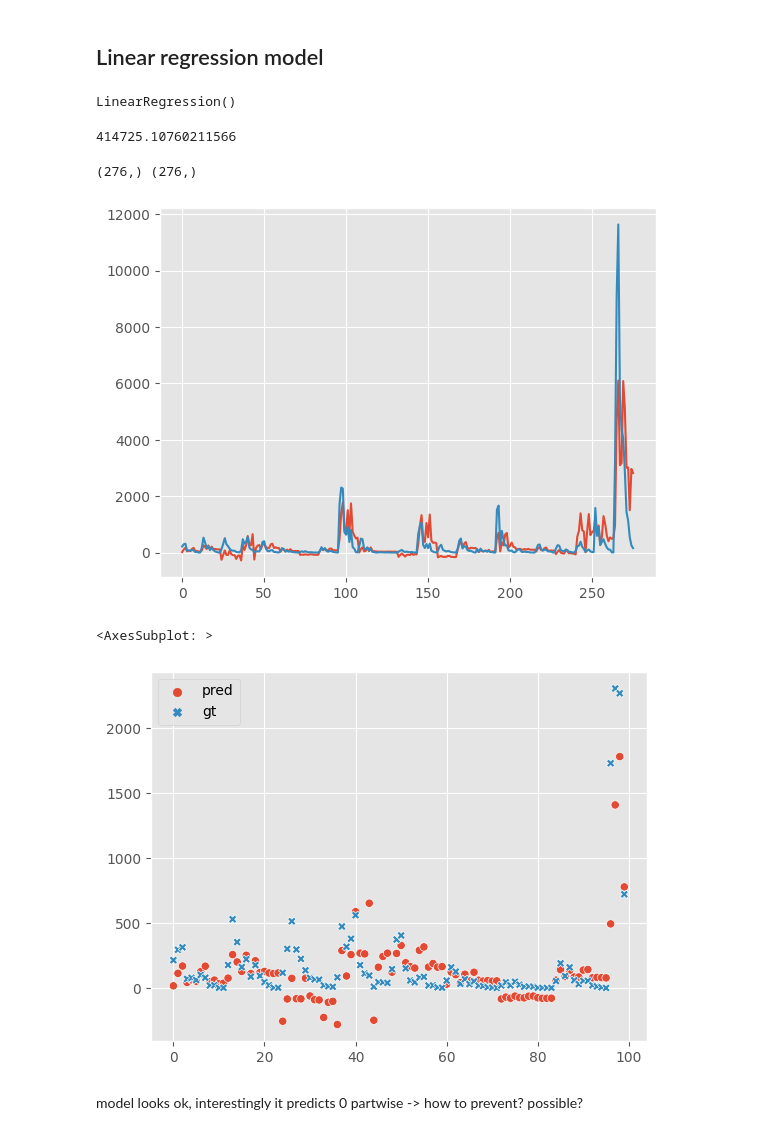
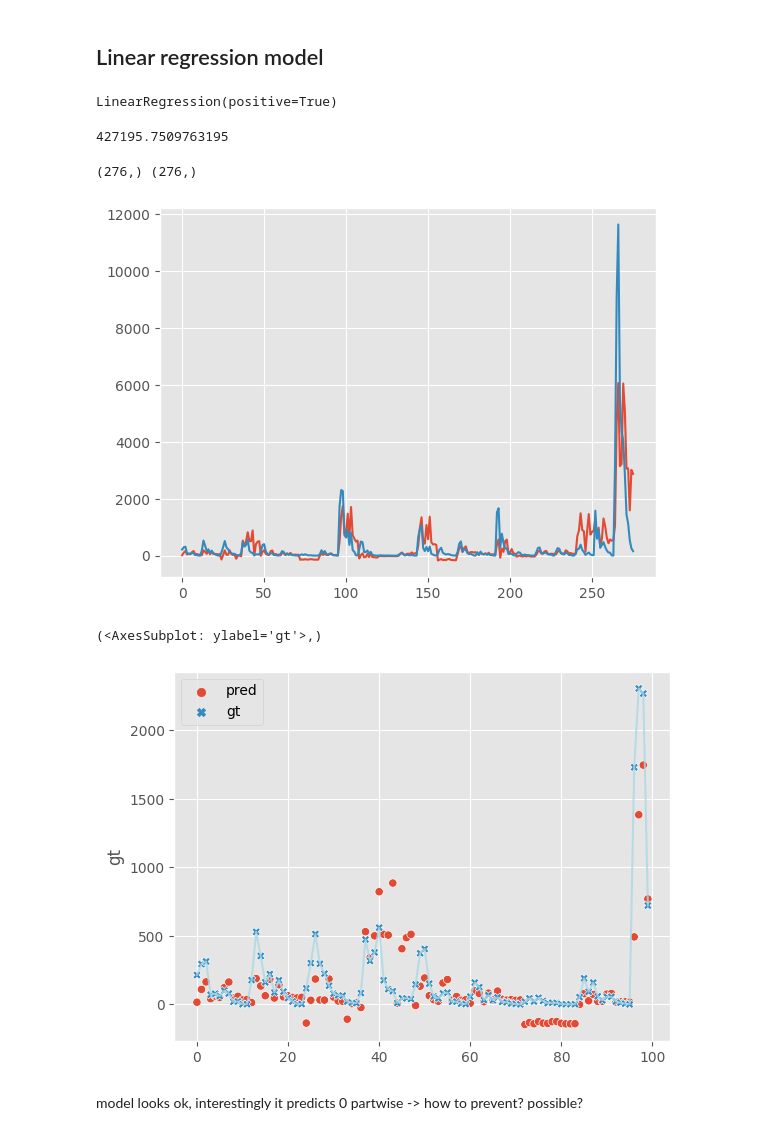
Before and after one commit to MarcelRosier/bdp_project, a Jupyter notebook: mental_health/suicide_models.ipynb, the cells around one changed output. Drawn from its saved outputs; the diff is of its cells as text; code cells hidden in the pictures.

Commit message:
- tested positive only weights for linear model

```diff
--- a/mental_health/suicide_models.ipynb
+++ b/mental_health/suicide_models.ipynb
@@ -62,39 +62,40 @@ X_test_std = scaler.transform(X_test)
 from sklearn.linear_model import LinearRegression
 from sklearn.metrics import mean_squared_error, mean_absolute_error
 
-linear_model = LinearRegression()
+linear_model = LinearRegression(positive=False)
 linear_model.fit(X_train_std, Y_train)
 # %% [output]
-LinearRegression()
+LinearRegression(positive=True)
 # %%
 # prediction
 y_pred = linear_model.predict(X_test_std)
 mean_squared_error(y_true=Y_test, y_pred=y_pred)
 # %% [output]
-414725.10760211566
+427195.7509763195
 # %%
 sns.lineplot(y_pred)
 sns.lineplot(Y_test)
 print(y_pred.shape,Y_test.shape)
 # %% [output]
 (276,) (276,)
-[figure, old version]
+[figure, new version]
 # %%
 # look at an example
 # X_test_std[:2,:]
 linear_pred = linear_model.predict(X_test_std)
 n_samples = 100
 pred_df = pd.DataFrame({
     'pred' : linear_pred[:n_samples],
     'gt': Y_test[:n_samples]
 })
 sns.scatterplot(pred_df, markers=True)
+sns.lineplot(pred_df['gt'], color='lightblue', alpha=.8),
 # sns.lineplot(pred)
 # sns.lineplot(Y_test[:5])
 # X_test.shape
 # %% [output]
-<AxesSubplot: >
+(<AxesSubplot: ylabel='gt'>,)
-[figure, old version]
+[figure, new version]
 # %% [markdown]
 model looks ok, interestingly it predicts 0 partwise -> how to prevent? possible?
 # %%
```
Also changed, not shown: parts of 2 cells of this notebook.
